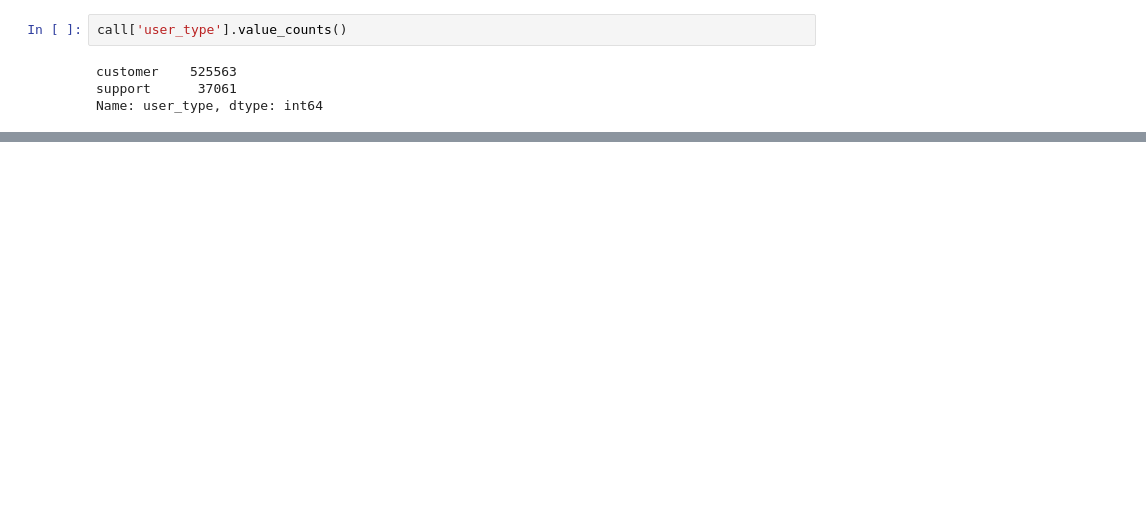
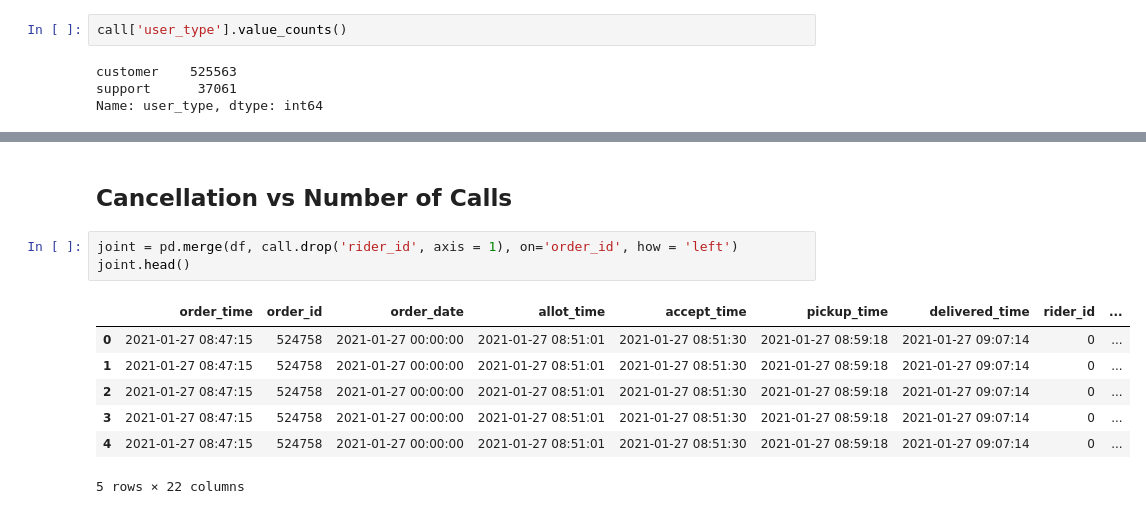
Before and after one commit to aryanpandey/Cascade-Cup-2022, a Jupyter notebook: Cascade Cup _22 (Round 3) Problem Statement/Analysis.ipynb, the cells around one changed output, grey strips where cells are left out. Saved outputs shown, nothing was run; the diff lists cells and outputs as text; blank space fills up the shorter version.

```diff
--- a/Cascade Cup _22 (Round 3) Problem Statement/Analysis.ipynb
+++ b/Cascade Cup _22 (Round 3) Problem Statement/Analysis.ipynb
@@ -155,0 +398,13 @@ Name: user_type, dtype: int64
+# %% [markdown]
+## Cancellation vs Number of Calls
+# %%
+joint = pd.merge(df, call.drop('rider_id', axis = 1), on='order_id', how = 'left')
+joint.head()
+# %% [output]
+|  | order_time | order_id | order_date | allot_time | accept_time | pickup_time | delivered_time | rider_id | ... |
+| 0 | 2021-01-27 08:47:15 | 524758 | 2021-01-27 00:00:00 | 2021-01-27 08:51:01 | 2021-01-27 08:51:30 | 2021-01-27 08:59:18 | 2021-01-27 09:07:14 | 0 | ... |
+| 1 | 2021-01-27 08:47:15 | 524758 | 2021-01-27 00:00:00 | 2021-01-27 08:51:01 | 2021-01-27 08:51:30 | 2021-01-27 08:59:18 | 2021-01-27 09:07:14 | 0 | ... |
+| 2 | 2021-01-27 08:47:15 | 524758 | 2021-01-27 00:00:00 | 2021-01-27 08:51:01 | 2021-01-27 08:51:30 | 2021-01-27 08:59:18 | 2021-01-27 09:07:14 | 0 | ... |
+| 3 | 2021-01-27 08:47:15 | 524758 | 2021-01-27 00:00:00 | 2021-01-27 08:51:01 | 2021-01-27 08:51:30 | 2021-01-27 08:59:18 | 2021-01-27 09:07:14 | 0 | ... |
+| 4 | 2021-01-27 08:47:15 | 524758 | 2021-01-27 00:00:00 | 2021-01-27 08:51:01 | 2021-01-27 08:51:30 | 2021-01-27 08:59:18 | 2021-01-27 09:07:14 | 0 | ... |
+5 rows × 22 columns
```
Also changed, not shown: parts of 56 cells of this notebook, 2 other files.
